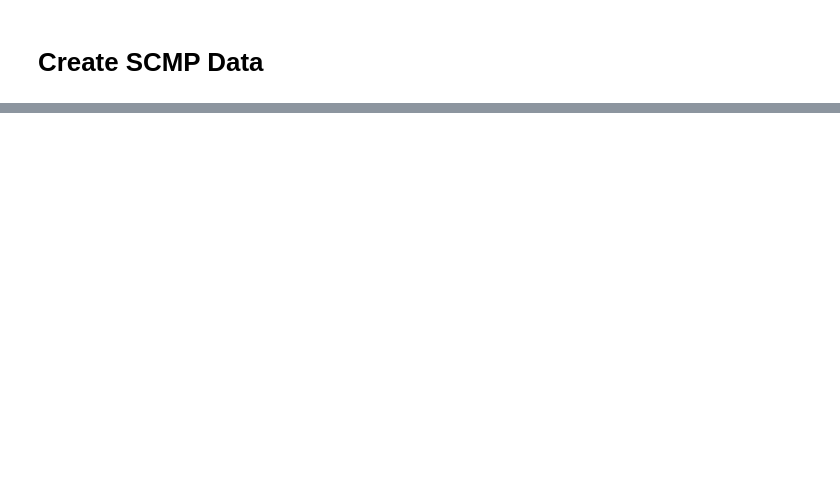
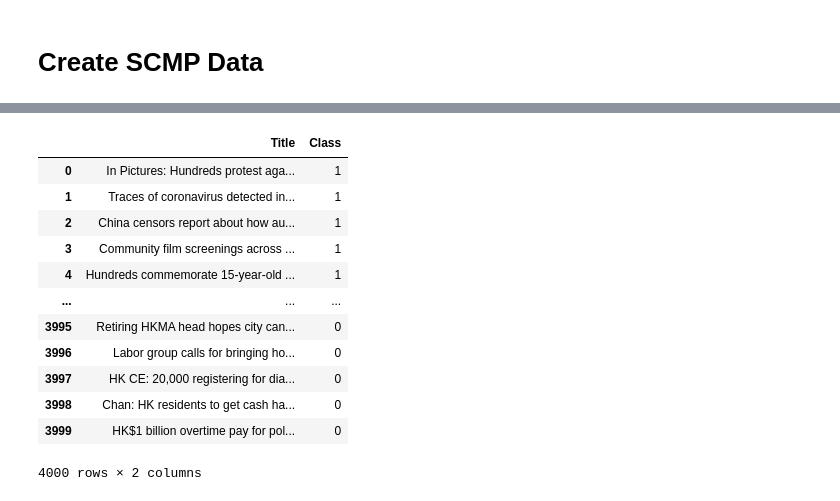
Before and after one commit to jasenlo123/Capstone_Jasen, a Jupyter notebook: Full Data/Notebook/Full Data.ipynb, the cells around one changed output, grey strips where cells are left out. Cells and saved outputs as stored; diff of their text form; code cells hidden in the pictures; blank space fills up the shorter version.

```diff
--- a/Full Data/Notebook/Full Data.ipynb
+++ b/Full Data/Notebook/Full Data.ipynb
@@ -55,0 +89,16 @@ ScmpDf.to_csv('../Data/scmp_data.csv',index=False)
+# %%
+FullDf
+# %% [output]
+|  | Title | Class |
+| 0 | In Pictures: Hundreds protest aga... | 1 |
+| 1 | Traces of coronavirus detected in... | 1 |
+| 2 | China censors report about how au... | 1 |
+| 3 | Community film screenings across ... | 1 |
+| 4 | Hundreds commemorate 15-year-old ... | 1 |
+| ... | ... | ... |
+| 3995 | Retiring HKMA head hopes city can... | 0 |
+| 3996 | Labor group calls for bringing ho... | 0 |
+| 3997 | HK CE: 20,000 registering for dia... | 0 |
+| 3998 | Chan: HK residents to get cash ha... | 0 |
+| 3999 | HK$1 billion overtime pay for pol... | 0 |
+4000 rows × 2 columns
```
Also changed, not shown: parts of 5 cells of this notebook, 7 other files.
